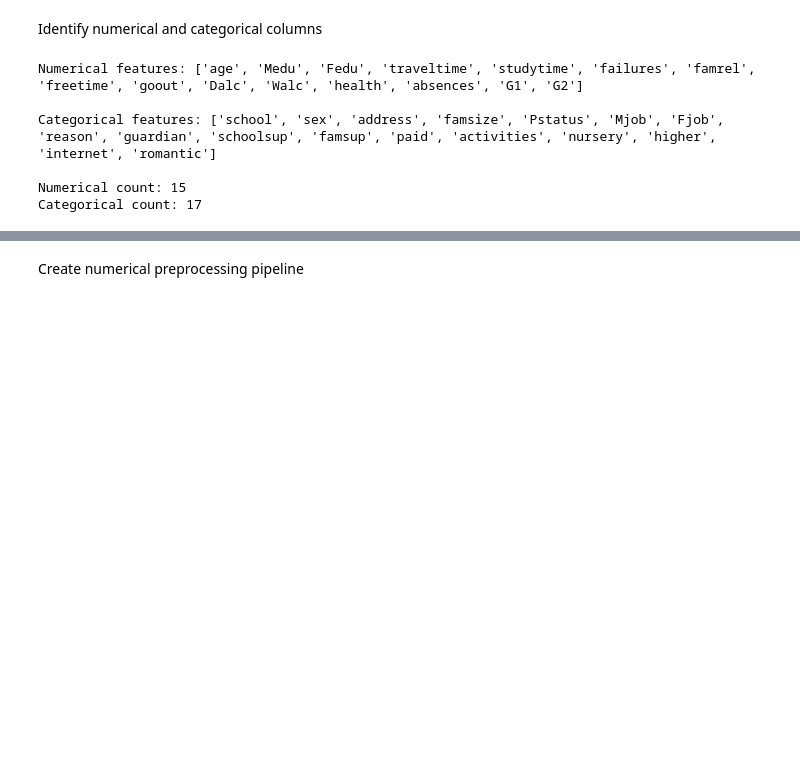
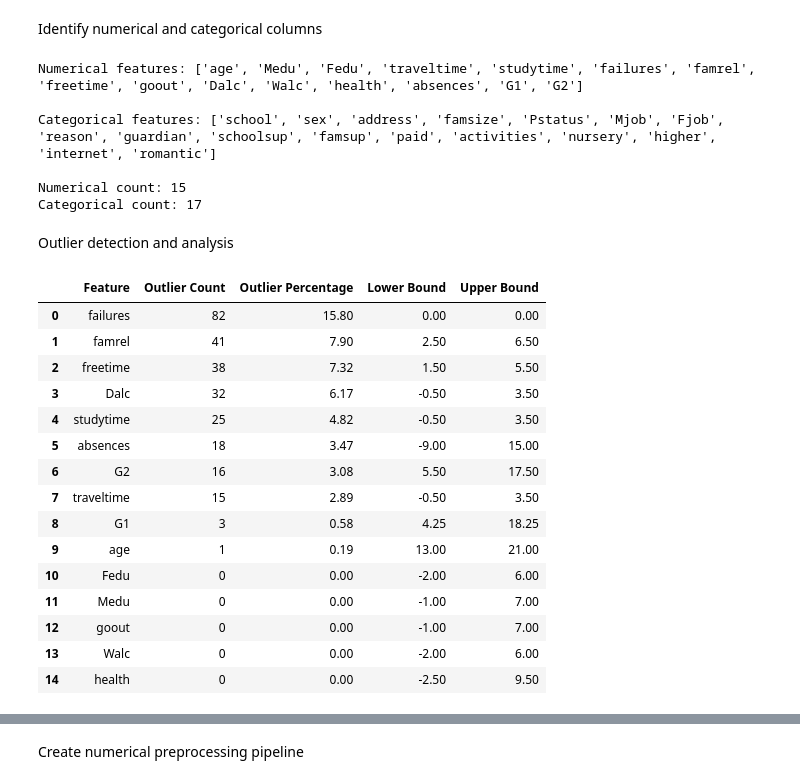
Before and after one commit to sadeepnimsara555-del/ML-Assigment, a Jupyter notebook: Notebooks/portuguese_pipline.ipynb, the cells around one changed output, grey strips where cells are left out. Saved outputs shown, nothing was run; the diff lists cells and outputs as text; code cells hidden in the pictures; blank space fills up the shorter version.

```diff
--- a/Notebooks/portuguese_pipline.ipynb
+++ b/Notebooks/portuguese_pipline.ipynb
@@ -307,3 +311,58 @@ Categorical features: ['school', 'sex', 'address', 'famsize', 'Pstatus', 'Mjob',
 
 Numerical count: 15
 Categorical count: 17
+# %% [markdown]
+Outlier detection and analysis
+# %%
+import pandas as pd
+import numpy as np
+import matplotlib.pyplot as plt
+import seaborn as sns
+
+outlier_results = []
+
+for col in numerical_cols:
+    data = X_train[col].dropna()
+
+    Q1 = data.quantile(0.25)
+    Q3 = data.quantile(0.75)
+    IQR = Q3 - Q1
+
+    lower = Q1 - 1.5 * IQR
+    upper = Q3 + 1.5 * IQR
+
+    outliers = data[(data < lower) | (data > upper)]
+
+    outlier_results.append({
+        "Feature": col,
+        "Outlier Count": len(outliers),
+        "Outlier Percentage": len(outliers) / len(data) * 100,
+        "Lower Bound": lower,
+        "Upper Bound": upper
+    })
+
+outlier_df = pd.DataFrame(outlier_results)
+
+outlier_df = outlier_df.sort_values(
+    "Outlier Count",
+    ascending=False
+).reset_index(drop=True)
+
+display(outlier_df.round(2))
+# %% [output]
+|  | Feature | Outlier Count | Outlier Percentage | Lower Bound | Upper Bound |
+| 0 | failures | 82 | 15.80 | 0.00 | 0.00 |
+| 1 | famrel | 41 | 7.90 | 2.50 | 6.50 |
+| 2 | freetime | 38 | 7.32 | 1.50 | 5.50 |
+| 3 | Dalc | 32 | 6.17 | -0.50 | 3.50 |
+| 4 | studytime | 25 | 4.82 | -0.50 | 3.50 |
+| 5 | absences | 18 | 3.47 | -9.00 | 15.00 |
+| 6 | G2 | 16 | 3.08 | 5.50 | 17.50 |
+| 7 | traveltime | 15 | 2.89 | -0.50 | 3.50 |
+| 8 | G1 | 3 | 0.58 | 4.25 | 18.25 |
+| 9 | age | 1 | 0.19 | 13.00 | 21.00 |
+| 10 | Fedu | 0 | 0.00 | -2.00 | 6.00 |
+| 11 | Medu | 0 | 0.00 | -1.00 | 7.00 |
+| 12 | goout | 0 | 0.00 | -1.00 | 7.00 |
+| 13 | Walc | 0 | 0.00 | -2.00 | 6.00 |
+| 14 | health | 0 | 0.00 | -2.50 | 9.50 |
```
Also changed, not shown: parts of 11 cells of this notebook, 3 other files.
